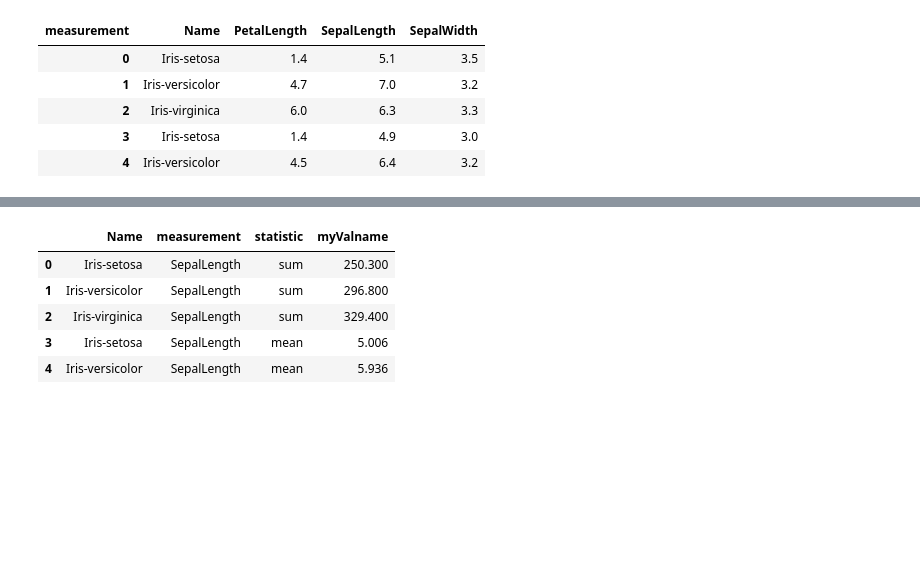
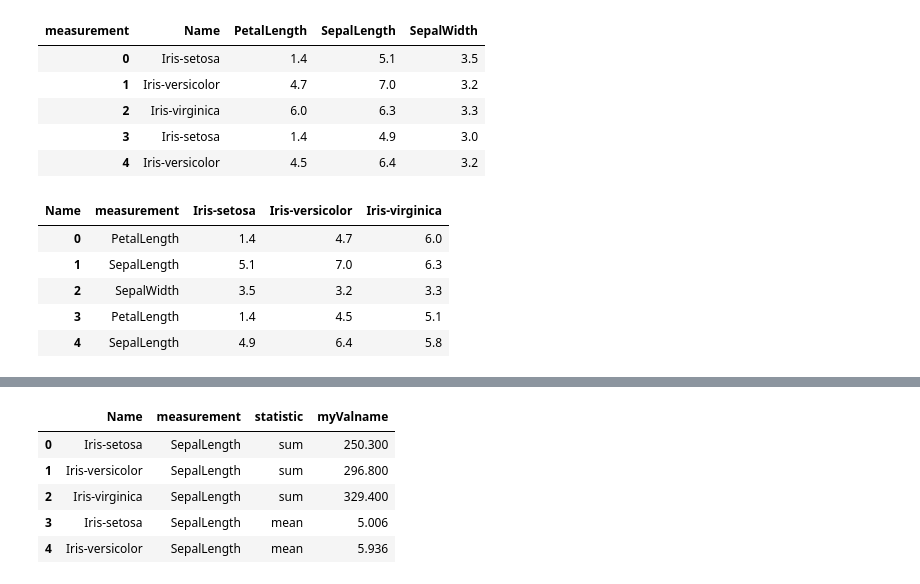
Before and after one commit to Thatguy027/CMBD, a Jupyter notebook: Scripts/CMBD_Pandas_Commands_Intro.ipynb, the cells around one changed output, grey strips where cells are left out. Saved outputs shown, nothing was run; the diff lists cells and outputs as text; code cells hidden in the pictures; blank space fills up the shorter version.

```diff
--- a/Scripts/CMBD_Pandas_Commands_Intro.ipynb
+++ b/Scripts/CMBD_Pandas_Commands_Intro.ipynb
@@ -577,3 +435,13 @@ stacked.head()
 | 2 | Iris-virginica | 6.0 | 6.3 | 3.3 |
 | 3 | Iris-setosa | 1.4 | 4.9 | 3.0 |
 | 4 | Iris-versicolor | 4.5 | 6.4 | 3.2 |
+# %%
+stacked = pivoted_iris.stack(level=1).reset_index().drop('id',axis=1)
+stacked.head()
+# %% [output]
+| Name | measurement | Iris-setosa | Iris-versicolor | Iris-virginica |
+| 0 | PetalLength | 1.4 | 4.7 | 6.0 |
+| 1 | SepalLength | 5.1 | 7.0 | 6.3 |
+| 2 | SepalWidth | 3.5 | 3.2 | 3.3 |
+| 3 | PetalLength | 1.4 | 4.5 | 5.1 |
+| 4 | SepalLength | 4.9 | 6.4 | 5.8 |
```
Also changed, not shown: parts of 35 cells of this notebook, 1 other file.
